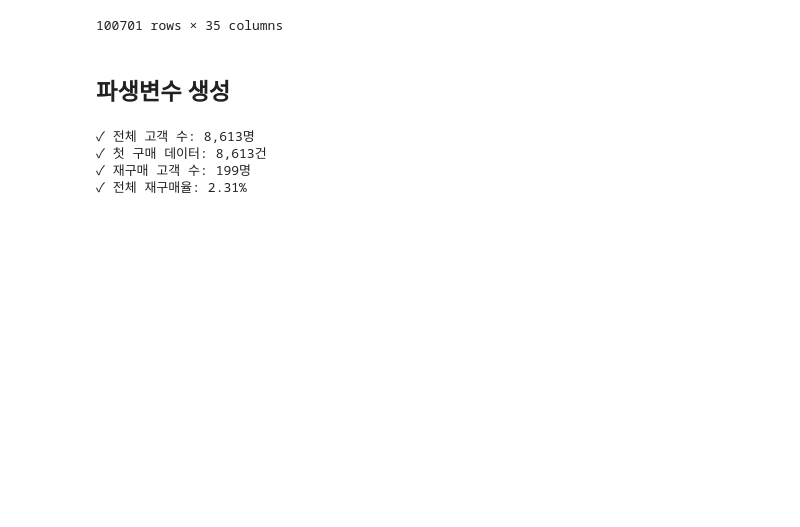
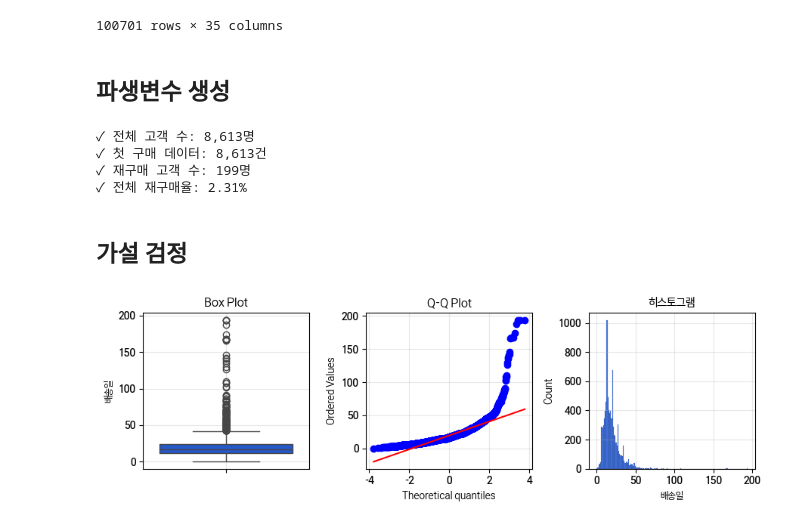
Before and after one commit to Olist-Data-Analysis/Project2, a Jupyter notebook: notebooks/delivery_analysis.ipynb, the cells around one changed output. Saved outputs shown, nothing was run; the diff lists cells and outputs as text; code cells hidden in the pictures; blank space fills up the shorter version.

```diff
--- a/notebooks/delivery_analysis.ipynb
+++ b/notebooks/delivery_analysis.ipynb
@@ -91,10 +93,10 @@ processed_data = processed_data.loc[processed_data['state_cust'].isin(target_sta
 # %%
 # 시간 파생변수
 
-processed_data['배송시간'] = (
+processed_data['배송일'] = (
     processed_data['delivered_time'] -
     processed_data['purchase_time']
-).dt.total_seconds().div(3600).round()
+).dt.days
 
 processed_data['승인시간'] = (
     processed_data['approved_time'] -
@@ -145,3 +147,12 @@ print(f"✓ 전체 재구매율: {first_orders['재구매'].mean()*100:.2f}%")
 ✓ 첫 구매 데이터: 8,613건
 ✓ 재구매 고객 수: 199명
 ✓ 전체 재구매율: 2.31%
+# %% [markdown]
+## 가설 검정
+# %%
+var1 = '배송일'
+var2 = '재구매'
+# %%
+plot_features(first_orders, [var1], colors[:1])
+# %% [output]
+[figure, added]
```
Also changed, not shown: parts of 27 cells of this notebook, 4 other files.
